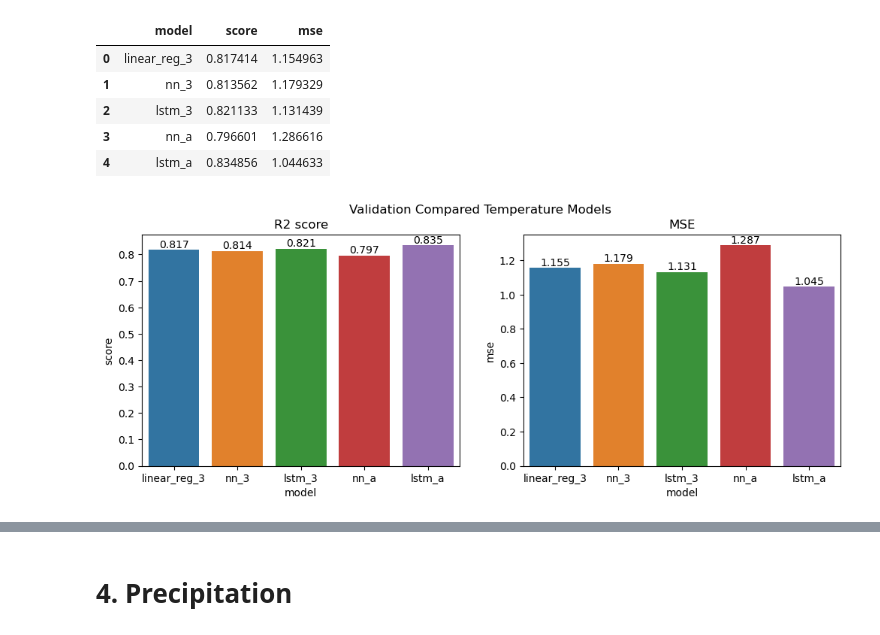
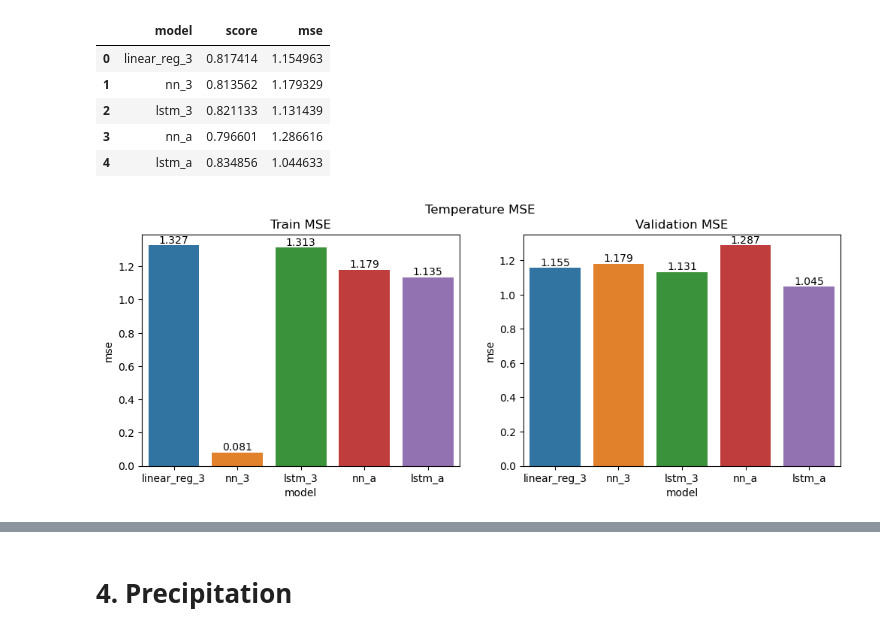
Before and after one commit to abrowerUCI/temperature-prediction, a Jupyter notebook: workbook.ipynb, the cells around one changed output, grey strips where cells are left out. Cells and saved outputs as stored; diff of their text form; code cells hidden in the pictures.

Commit message:
Updated metrics for regression models

```diff
--- a/workbook.ipynb
+++ b/workbook.ipynb
@@ -292,11 +326,23 @@ reg = MLPRegressor(
     )
 reg.fit(X_train_sc, y_train_sc.ravel())
 
+# Train
+y_pred = reg.predict(X_train_sc)
+
+y_pred = y_scaler.inverse_transform(y_pred.reshape(-1, 1))
+
+train_mse.loc[len(train_mse)] = {
+    'model': 'nn_a',
+    'score': reg.score(X_train_sc, y_train_sc),
+    'mse': mean_squared_error(y_train, y_pred)
+    }
+
+# Validation
 y_pred = reg.predict(X_val_sc)
 
 y_pred = y_scaler.inverse_transform(y_pred.reshape(-1, 1))
 
-reg_metrics.loc[len(reg_metrics)] = {
+val_mse.loc[len(val_mse)] = {
     'model': 'nn_a',
     'score': reg.score(X_val_sc, y_val_sc),
     'mse': mean_squared_error(y_val, y_pred)
@@ -309,6 +355,23 @@ model, epoch = train_model(
     X_val_sc,
     y_val_sc,
 )
+
+# Measures the train metrics
+X_train_seq, _ = to_sequence(X_train_sc, y_train_sc)
+with torch.no_grad():
+    pred_sc = model(X_train_seq).numpy()
+
+pred_c = y_scaler.inverse_transform(pred_sc)
+lstm_r2 = r2_score(y_train, pred_c)
+lstm_mse = mean_squared_error(y_train, pred_c)
+
+train_mse.loc[len(train_mse)] = {
+    "model": "lstm_a",
+    "score": lstm_r2,
+    "mse": lstm_mse,
+}
+
+# Measures the test metrics
 X_val_seq, _ = to_sequence(X_val_sc, y_val_sc)
 with torch.no_grad():
     pred_sc = model(X_val_seq).numpy()
@@ -317,9 +380,9 @@ pred_c = y_scaler.inverse_transform(pred_sc)
 lstm_r2 = r2_score(y_val, pred_c)
 lstm_mse = mean_squared_error(y_val, pred_c)
 
-reg_metrics = reg_metrics[reg_metrics["model"] != "lstm"]
+val_mse = val_mse[val_mse["model"] != "lstm"]
 
-reg_metrics.loc[len(reg_metrics)] = {
+val_mse.loc[len(val_mse)] = {
     "model": "lstm_a",
     "score": lstm_r2,
     "mse": lstm_mse,
@@ -361,13 +424,13 @@ reg_metrics
 # %%
 fig, ax = plt.subplots(nrows=1, ncols=2, figsize=(12, 4))
 
-fig.suptitle("Validation Compared Temperature Models")
-ax[0].set_title("R2 score")
-ax[1].set_title("MSE")
-sns.barplot(data=reg_metrics, x="model", y="score", hue="model", ax=ax[0])
-sns.barplot(data=reg_metrics, x="model", y="mse", hue="model", ax=ax[1])
+fig.suptitle("Temperature MSE")
+ax[0].set_title("Train MSE")
+ax[1].set_title("Validation MSE")
+sns.barplot(data=train_mse, x="model", y="mse", hue="model", ax=ax[0])
+sns.barplot(data=val_mse, x="model", y="mse", hue="model", ax=ax[1])
 for n in range(2):
     for container in ax[n].containers:
         ax[n].bar_label(container, fmt='%.3f', padding=0)
 # %% [output]
-[figure, old version]
+[figure, new version]
```
Also changed, not shown: parts of 7 cells of this notebook.
